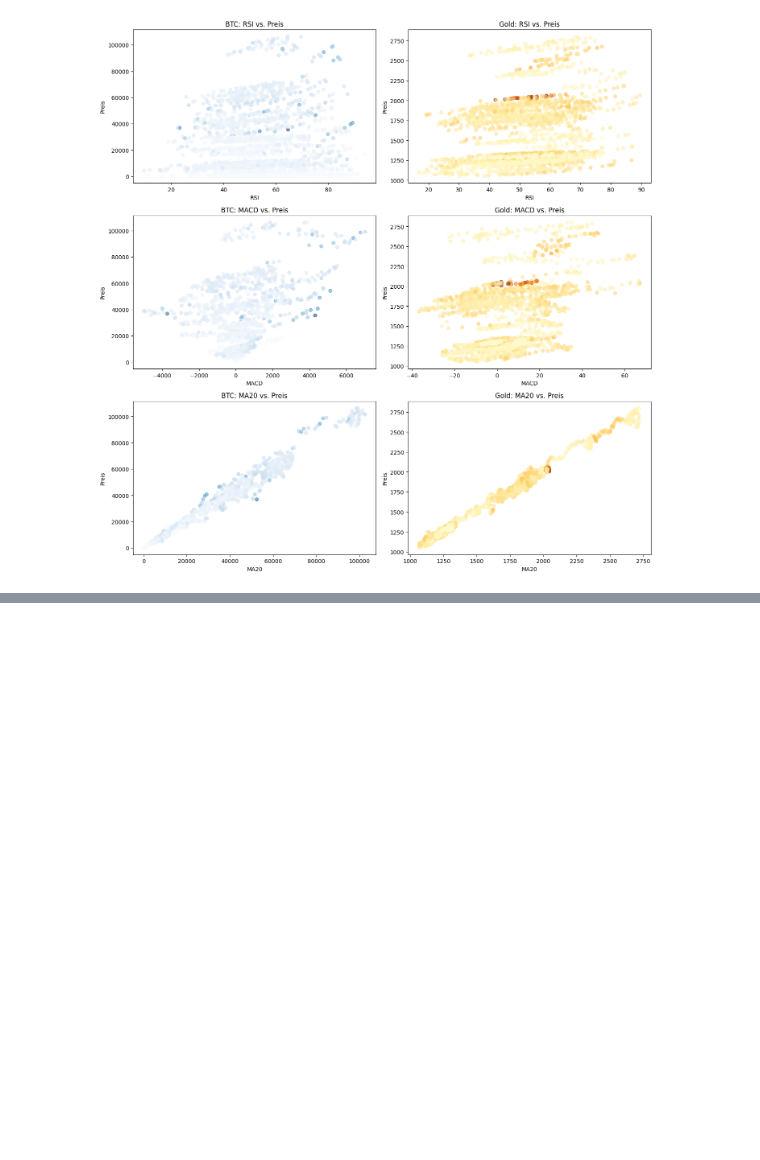
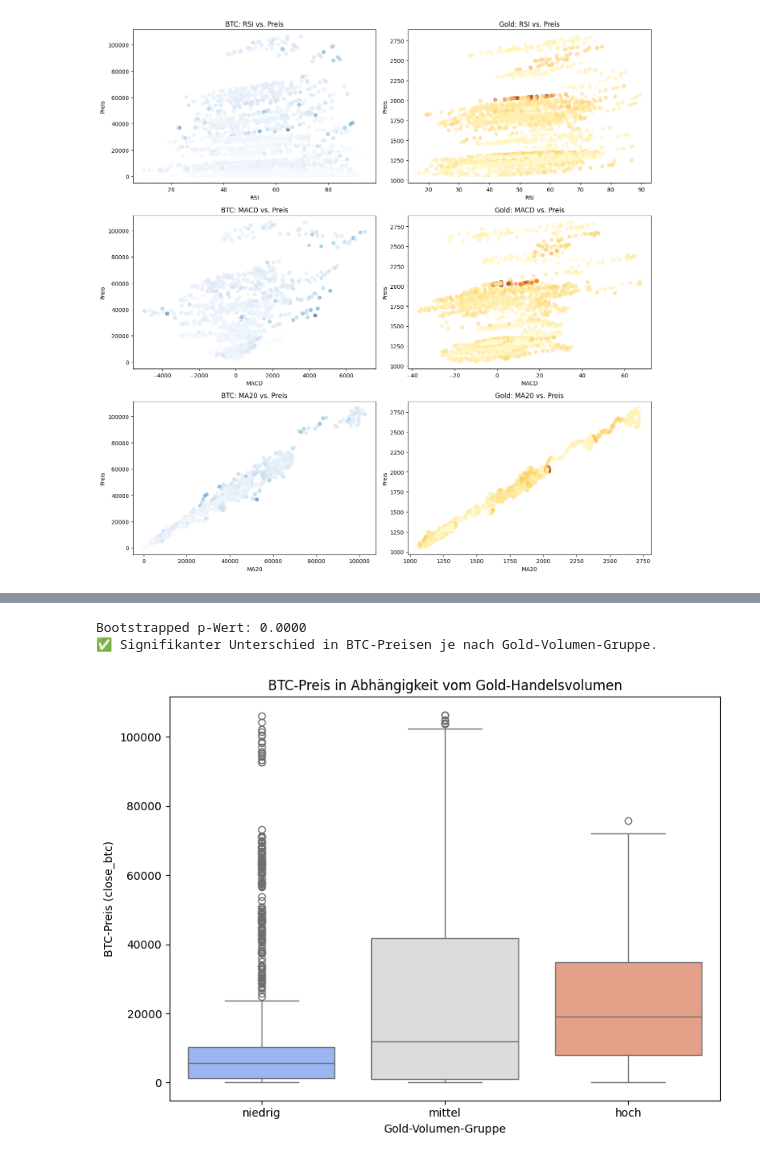
Before and after one commit to mohammadtaiba/DataVision, a Jupyter notebook: notebooks/indicators.ipynb, the cells around one changed output, grey strips where cells are left out. Saved outputs shown, nothing was run; the diff lists cells and outputs as text; code cells hidden in the pictures; blank space fills up the shorter version.

Commit message:
t-test & anova: erstellt

```diff
--- a/notebooks/indicators.ipynb
+++ b/notebooks/indicators.ipynb
@@ -292,0 +358,65 @@ plt.show()
+# %%
+import numpy as np
+import pandas as pd
+import seaborn as sns
+import matplotlib.pyplot as plt
+
+# 📊 1. Volumen-Gruppenbildung per Quantil
+df["volume_xau_group"] = pd.qcut(df["volume_xau"], q=3, labels=["niedrig", "mittel", "hoch"])
+
+# 🧪 2. BTC-Preise extrahieren je nach Gruppe
+gruppen = {
+    "niedrig": df[df["volume_xau_group"] == "niedrig"]["close_btc"].values,
+    "mittel": df[df["volume_xau_group"] == "mittel"]["close_btc"].values,
+    "hoch": df[df["volume_xau_group"] == "hoch"]["close_btc"].values
+}
+
+# 📌 3. Originalmittelwert-Differenz berechnen
+mittelwerte_orig = [np.mean(g) for g in gruppen.values()]
+diff_orig = np.max(mittelwerte_orig) - np.min(mittelwerte_orig)
+
+# 🔁 4. Bootstrap-Test durchführen
+n_iter = 10000
+diffs = []
+all_values = np.concatenate(list(gruppen.values()))
+
+for _ in range(n_iter):
+    np.random.shuffle(all_values)
+    resample = {
+        "niedrig": all_values[:len(gruppen["niedrig"])],
+        "mittel": all_values[len(gruppen["niedrig"]):len(gruppen["niedrig"])+len(gruppen["mittel"])],
+        "hoch": all_values[-len(gruppen["hoch"]):]
+    }
+    means = [np.mean(v) for v in resample.values()]
+    diff = np.max(means) - np.min(means)
+    diffs.append(diff)
+
+# 🎯 5. p-Wert berechnen
+p_value = np.mean(np.array(diffs) >= diff_orig)
+print(f"Bootstrapped p-Wert: {p_value:.4f}")
+
+if p_value < 0.05:
+    print("✅ Signifikanter Unterschied in BTC-Preisen je nach Gold-Volumen-Gruppe.")
+else:
+    print("❌ Kein signifikanter Unterschied in BTC-Preisen zwischen den Gruppen.")
+
+# 📈 6. Visualisierung mit Boxplot (Future-safe)
+plt.figure(figsize=(8, 6))
+sns.boxplot(
+    x="volume_xau_group",
+    y="close_btc",
+    hue="volume_xau_group",
+    data=df,
+    palette="coolwarm",
+    legend=False
+)
+
+plt.title("BTC-Preis in Abhängigkeit vom Gold-Handelsvolumen")
+plt.xlabel("Gold-Volumen-Gruppe")
+plt.ylabel("BTC-Preis (close_btc)")
+plt.tight_layout()
+plt.show()
+# %% [output]
+Bootstrapped p-Wert: 0.0000
+✅ Signifikanter Unterschied in BTC-Preisen je nach Gold-Volumen-Gruppe.
+[figure, added]
```
Also changed, not shown: parts of 3 cells of this notebook.
